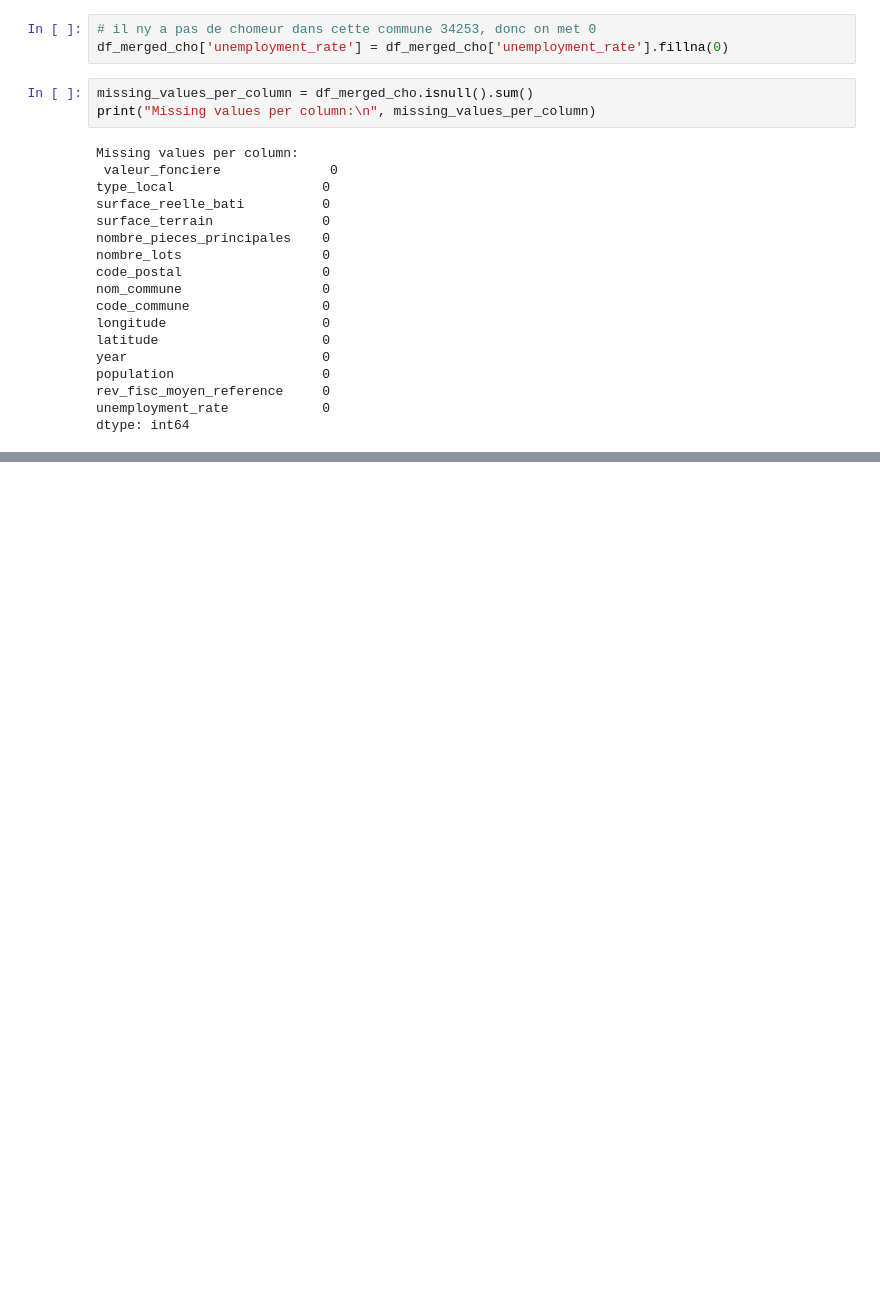
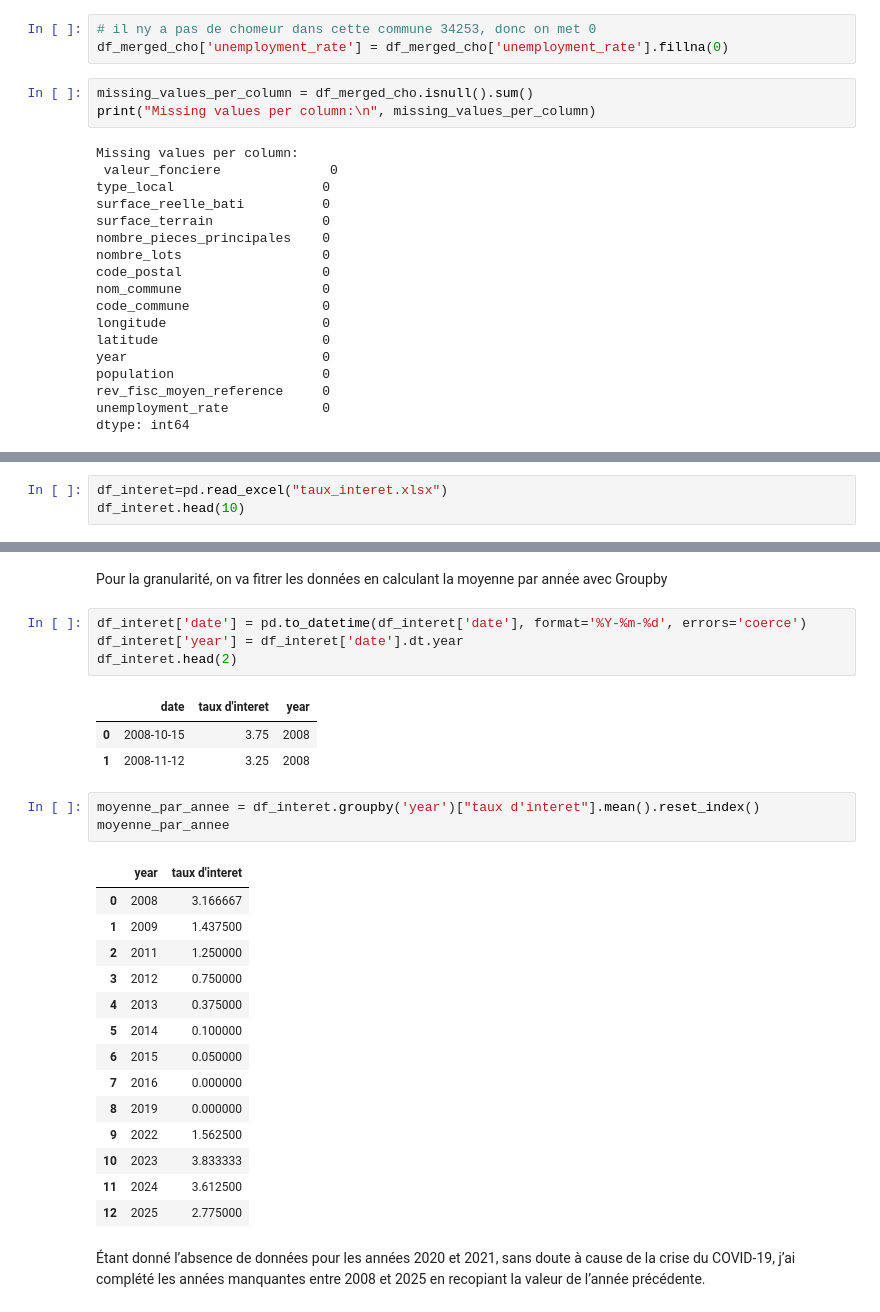
Before and after one commit to YuTingdata/projet-immo, a Jupyter notebook: nettoyage_complet.ipynb, the cells around one changed output, grey strips where cells are left out. Cells and saved outputs as stored; diff of their text form; blank space fills up the shorter version.

```diff
--- a/nettoyage_complet.ipynb
+++ b/nettoyage_complet.ipynb
@@ -538,0 +791,3 @@ dtype: int64
+# %%
+df_interet=pd.read_excel("taux_interet.xlsx")
+df_interet.head(10)
@@ -538,0 +806,30 @@ dtype: int64
+# %% [markdown]
+Pour la granularité, on va fitrer les données en calculant la moyenne par année avec Groupby
+# %%
+df_interet['date'] = pd.to_datetime(df_interet['date'], format='%Y-%m-%d', errors='coerce')
+df_interet['year'] = df_interet['date'].dt.year
+df_interet.head(2)
+# %% [output]
+|  | date | taux d'interet | year |
+| 0 | 2008-10-15 | 3.75 | 2008 |
+| 1 | 2008-11-12 | 3.25 | 2008 |
+# %%
+moyenne_par_annee = df_interet.groupby('year')["taux d'interet"].mean().reset_index()
+moyenne_par_annee
+# %% [output]
+|  | year | taux d'interet |
+| 0 | 2008 | 3.166667 |
+| 1 | 2009 | 1.437500 |
+| 2 | 2011 | 1.250000 |
+| 3 | 2012 | 0.750000 |
+| 4 | 2013 | 0.375000 |
+| 5 | 2014 | 0.100000 |
+| 6 | 2015 | 0.050000 |
+| 7 | 2016 | 0.000000 |
+| 8 | 2019 | 0.000000 |
+| 9 | 2022 | 1.562500 |
+| 10 | 2023 | 3.833333 |
+| 11 | 2024 | 3.612500 |
+| 12 | 2025 | 2.775000 |
+# %% [markdown]
+Étant donné l’absence de données pour les années 2020 et 2021, sans doute à cause de la crise du COVID-19, j’ai complété les années manquantes entre 2008 et 2025 en recopiant la valeur de l’année précédente.
```
Also changed, not shown: parts of 60 cells of this notebook.
